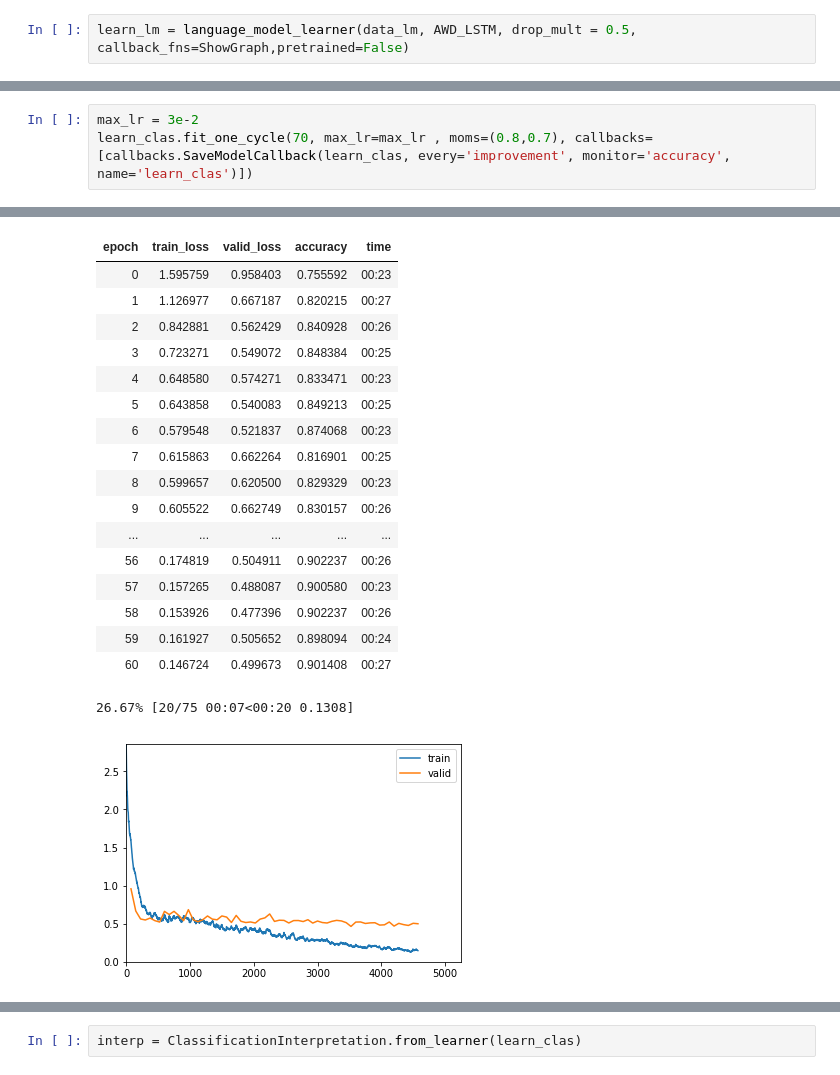
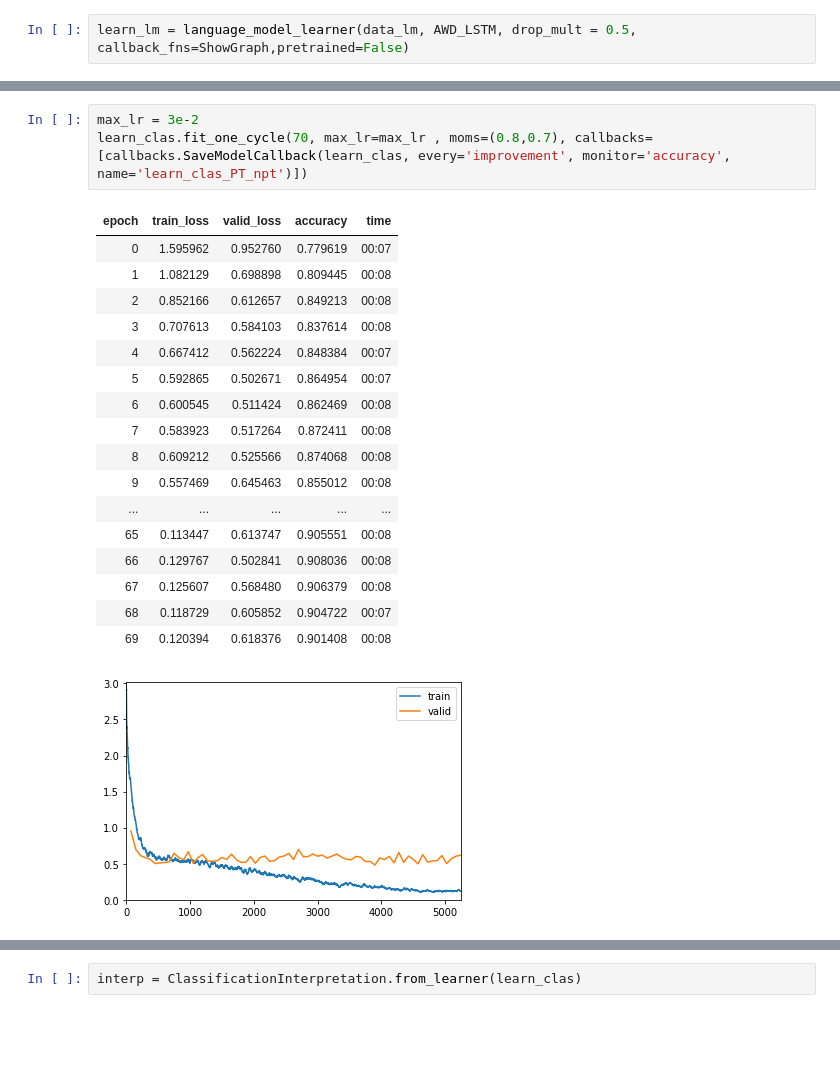
Before and after one commit to thiagodma/Bulas, a Jupyter notebook: Classificacao_Bulas_ATC1_PT_npt.ipynb, the cells around one changed output, grey strips where cells are left out. Cells and saved outputs as stored; diff of their text form; blank space fills up the shorter version.

```diff
--- a/Classificacao_Bulas_ATC1_PT_npt.ipynb
+++ b/Classificacao_Bulas_ATC1_PT_npt.ipynb
@@ -99,4 +133,22 @@ LR Finder is complete, type {learner_name}.recorder.plot() to see the graph.
 # %%
 max_lr = 3e-2
-learn_clas.fit_one_cycle(70, max_lr=max_lr , moms=(0.8,0.7), callbacks=[callbacks.SaveModelCallback(learn_clas, every='improvement', monitor='accuracy', name='learn_clas')])
+learn_clas.fit_one_cycle(70, max_lr=max_lr , moms=(0.8,0.7), callbacks=[callbacks.SaveModelCallback(learn_clas, every='improvement', monitor='accuracy', name='learn_clas_PT_npt')])
 # %% [output]
+| epoch | train_loss | valid_loss | accuracy | time |
+| 0 | 1.595962 | 0.952760 | 0.779619 | 00:07 |
+| 1 | 1.082129 | 0.698898 | 0.809445 | 00:08 |
+| 2 | 0.852166 | 0.612657 | 0.849213 | 00:08 |
+| 3 | 0.707613 | 0.584103 | 0.837614 | 00:08 |
+| 4 | 0.667412 | 0.562224 | 0.848384 | 00:07 |
+| 5 | 0.592865 | 0.502671 | 0.864954 | 00:07 |
+| 6 | 0.600545 | 0.511424 | 0.862469 | 00:08 |
+| 7 | 0.583923 | 0.517264 | 0.872411 | 00:08 |
+| 8 | 0.609212 | 0.525566 | 0.874068 | 00:08 |
+| 9 | 0.557469 | 0.645463 | 0.855012 | 00:08 |
+| ... | ... | ... | ... | ... |
+| 65 | 0.113447 | 0.613747 | 0.905551 | 00:08 |
+| 66 | 0.129767 | 0.502841 | 0.908036 | 00:08 |
+| 67 | 0.125607 | 0.568480 | 0.906379 | 00:08 |
+| 68 | 0.118729 | 0.605852 | 0.904722 | 00:07 |
+| 69 | 0.120394 | 0.618376 | 0.901408 | 00:08 |
+[figure, new version]
@@ -104,19 +167,0 @@ learn_clas.fit_one_cycle(70, max_lr=max_lr , moms=(0.8,0.7), callbacks=[callback
-| epoch | train_loss | valid_loss | accuracy | time |
-| 0 | 1.595759 | 0.958403 | 0.755592 | 00:23 |
-| 1 | 1.126977 | 0.667187 | 0.820215 | 00:27 |
-| 2 | 0.842881 | 0.562429 | 0.840928 | 00:26 |
-| 3 | 0.723271 | 0.549072 | 0.848384 | 00:25 |
-| 4 | 0.648580 | 0.574271 | 0.833471 | 00:23 |
-| 5 | 0.643858 | 0.540083 | 0.849213 | 00:25 |
-| 6 | 0.579548 | 0.521837 | 0.874068 | 00:23 |
-| 7 | 0.615863 | 0.662264 | 0.816901 | 00:25 |
-| 8 | 0.599657 | 0.620500 | 0.829329 | 00:23 |
-| 9 | 0.605522 | 0.662749 | 0.830157 | 00:26 |
-| ... | ... | ... | ... | ... |
-| 56 | 0.174819 | 0.504911 | 0.902237 | 00:26 |
-| 57 | 0.157265 | 0.488087 | 0.900580 | 00:23 |
-| 58 | 0.153926 | 0.477396 | 0.902237 | 00:26 |
-| 59 | 0.161927 | 0.505652 | 0.898094 | 00:24 |
-| 60 | 0.146724 | 0.499673 | 0.901408 | 00:27 |
-26.67% [20/75 00:07<00:20 0.1308]
-[figure, old version]
```
Also changed, not shown: parts of 11 cells of this notebook, 2 other files.
